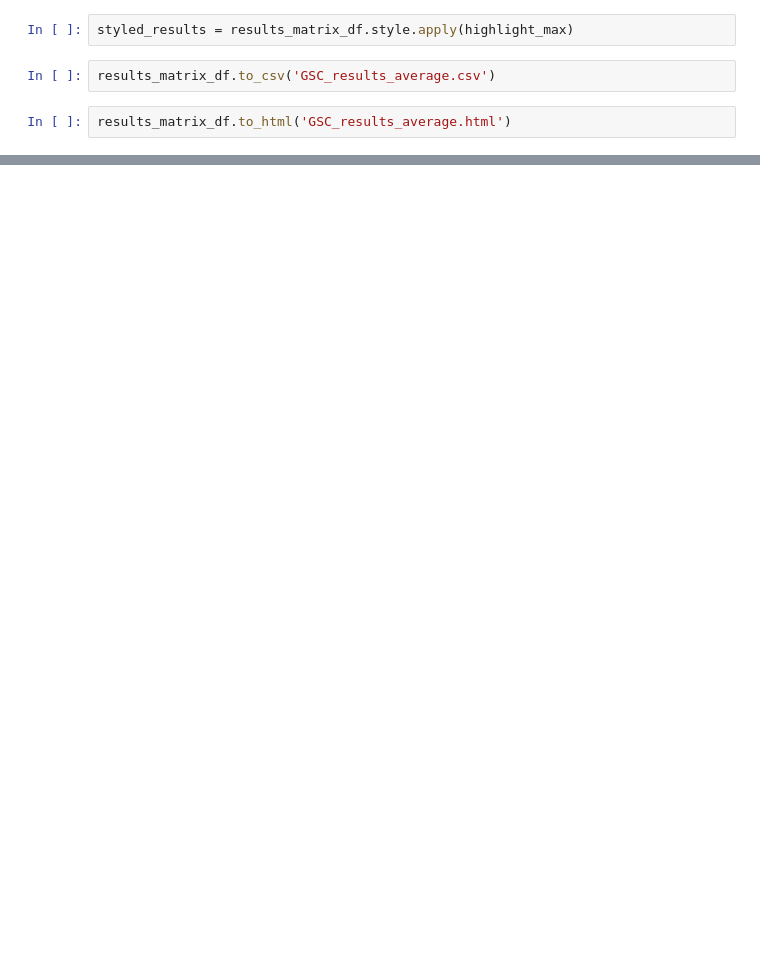
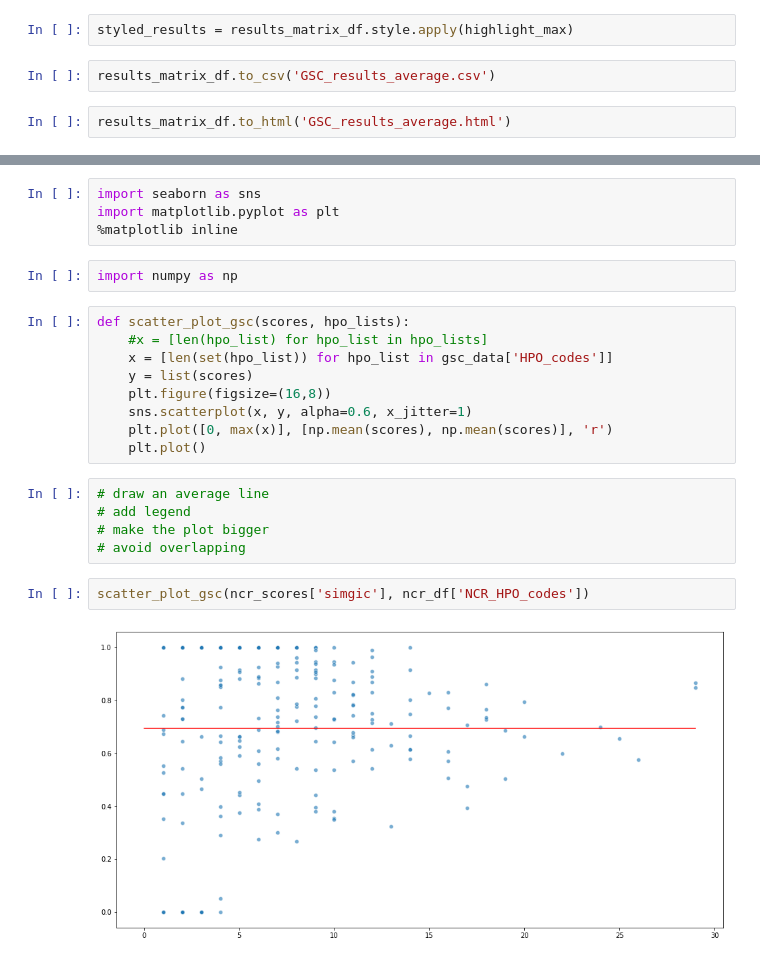
Before and after one commit to bbertoni/HackingSymptoms, a Jupyter notebook: code/PerformanceComparison/PerformanceComparison.ipynb, the cells around one changed output, grey strips where cells are left out. Cells and saved outputs as stored; diff of their text form; blank space fills up the shorter version.

```diff
--- a/code/PerformanceComparison/PerformanceComparison.ipynb
+++ b/code/PerformanceComparison/PerformanceComparison.ipynb
@@ -786,0 +884,24 @@ results_matrix_df.iloc[::,8:].style.apply(highlight_max)
+# %%
+import seaborn as sns
+import matplotlib.pyplot as plt
+%matplotlib inline
+# %%
+import numpy as np
+# %%
+def scatter_plot_gsc(scores, hpo_lists):
+    #x = [len(hpo_list) for hpo_list in hpo_lists]
+    x = [len(set(hpo_list)) for hpo_list in gsc_data['HPO_codes']]
+    y = list(scores)
+    plt.figure(figsize=(16,8))
+    sns.scatterplot(x, y, alpha=0.6, x_jitter=1)
+    plt.plot([0, max(x)], [np.mean(scores), np.mean(scores)], 'r')
+    plt.plot()
+# %%
+# draw an average line
+# add legend
+# make the plot bigger
+# avoid overlapping
+# %%
+scatter_plot_gsc(ncr_scores['simgic'], ncr_df['NCR_HPO_codes'])
+# %% [output]
+[figure, added]
```
Also changed, not shown: parts of 30 cells of this notebook, 3 other files.
